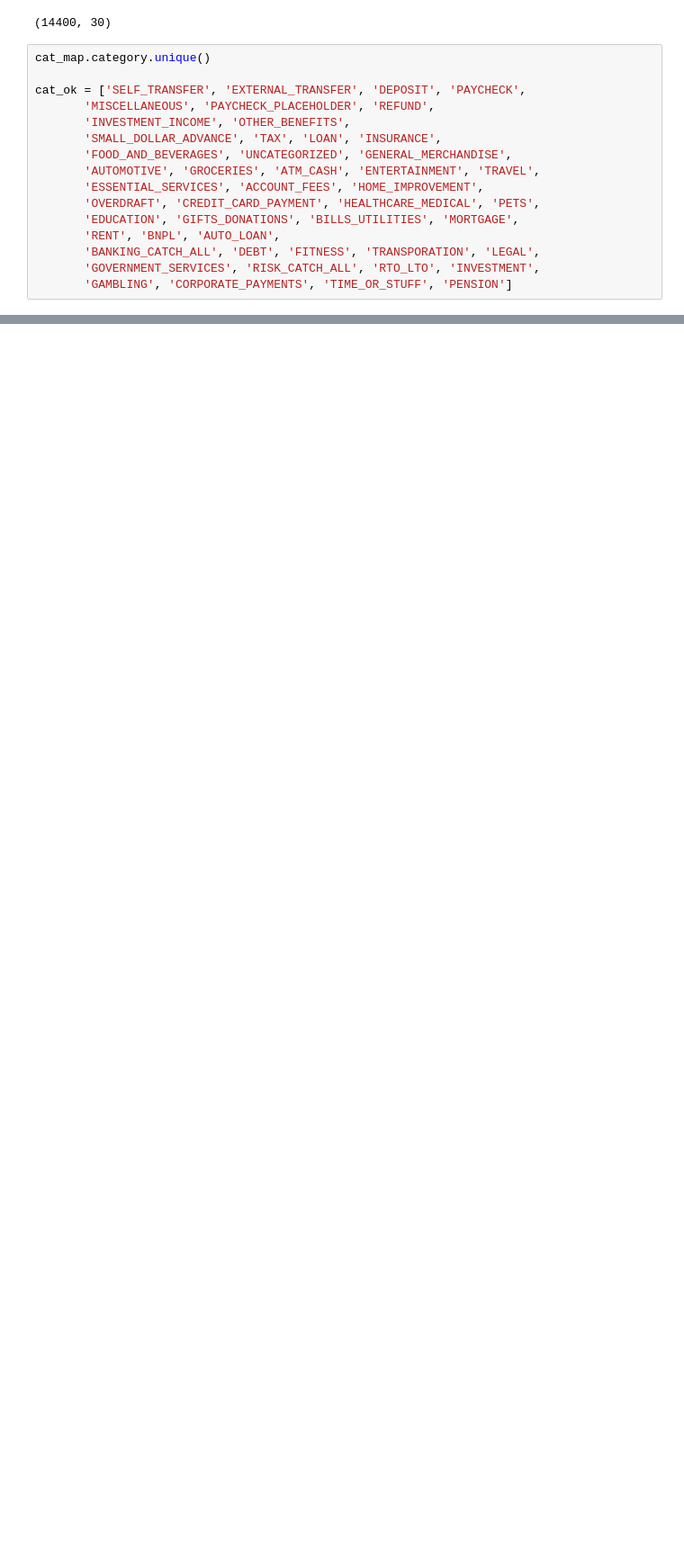
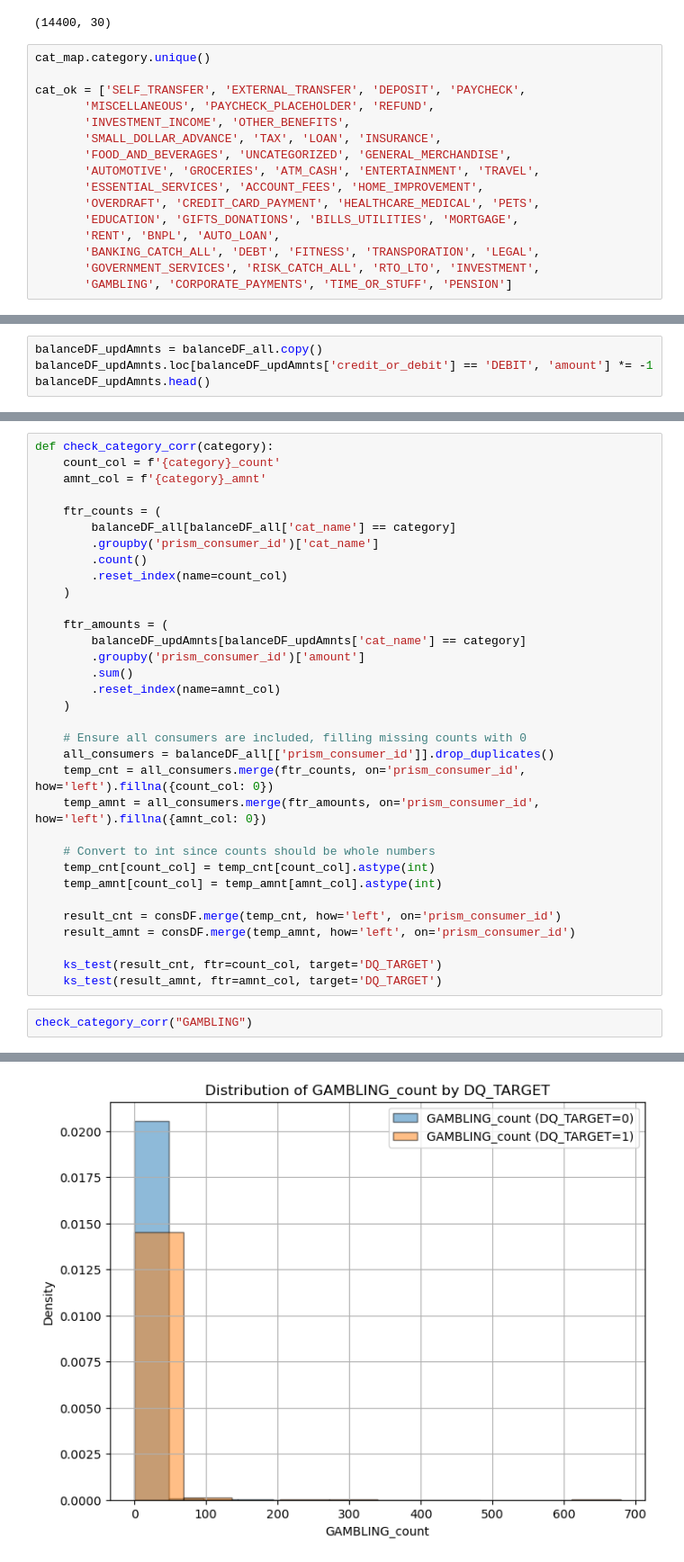
Before and after one commit to danielrmathew/prism-data-credit, a Jupyter notebook: src/notebooks/aman_q2.ipynb, the cells around one changed output, grey strips where cells are left out. Shown at 90% size. Drawn from its saved outputs; the diff is of its cells as text; blank space fills up the shorter version.

Commit message:
updated feature gen to be more standardized, category correlation KS function

```diff
--- a/src/notebooks/aman_q2.ipynb
+++ b/src/notebooks/aman_q2.ipynb
@@ -1206,0 +1273,4 @@ features_all = reduce(lambda left, right: pd.merge(left, right, on='prism_consum
+# %%
+balanceDF_updAmnts = balanceDF_all.copy()
+balanceDF_updAmnts.loc[balanceDF_updAmnts['credit_or_debit'] == 'DEBIT', 'amount'] *= -1
+balanceDF_updAmnts.head()
@@ -1206,0 +1284,36 @@ features_all = reduce(lambda left, right: pd.merge(left, right, on='prism_consum
+# %%
+def check_category_corr(category):
+    count_col = f'{category}_count'
+    amnt_col = f'{category}_amnt'
+
+    ftr_counts = (
+        balanceDF_all[balanceDF_all['cat_name'] == category]
+        .groupby('prism_consumer_id')['cat_name']
+        .count()
+        .reset_index(name=count_col)
+    )
+
+    ftr_amounts = (
+        balanceDF_updAmnts[balanceDF_updAmnts['cat_name'] == category]
+        .groupby('prism_consumer_id')['amount']
+        .sum()
+        .reset_index(name=amnt_col)
+    )
+
+    # Ensure all consumers are included, filling missing counts with 0
+    all_consumers = balanceDF_all[['prism_consumer_id']].drop_duplicates()
+    temp_cnt = all_consumers.merge(ftr_counts, on='prism_consumer_id', how='left').fillna({count_col: 0})
+    temp_amnt = all_consumers.merge(ftr_amounts, on='prism_consumer_id', how='left').fillna({amnt_col: 0})
+
+    # Convert to int since counts should be whole numbers
+    temp_cnt[count_col] = temp_cnt[count_col].astype(int)
+    temp_amnt[count_col] = temp_amnt[amnt_col].astype(int)
+
+    result_cnt = consDF.merge(temp_cnt, how='left', on='prism_consumer_id')
+    result_amnt = consDF.merge(temp_amnt, how='left', on='prism_consumer_id')
+
+    ks_test(result_cnt, ftr=count_col, target='DQ_TARGET')
+    ks_test(result_amnt, ftr=amnt_col, target='DQ_TARGET')
+# %%
+check_category_corr("GAMBLING")
+# %% [output]
@@ -1206,0 +1323 @@ features_all = reduce(lambda left, right: pd.merge(left, right, on='prism_consum
+[figure, added]
```
Also changed, not shown: parts of 21 cells of this notebook.
